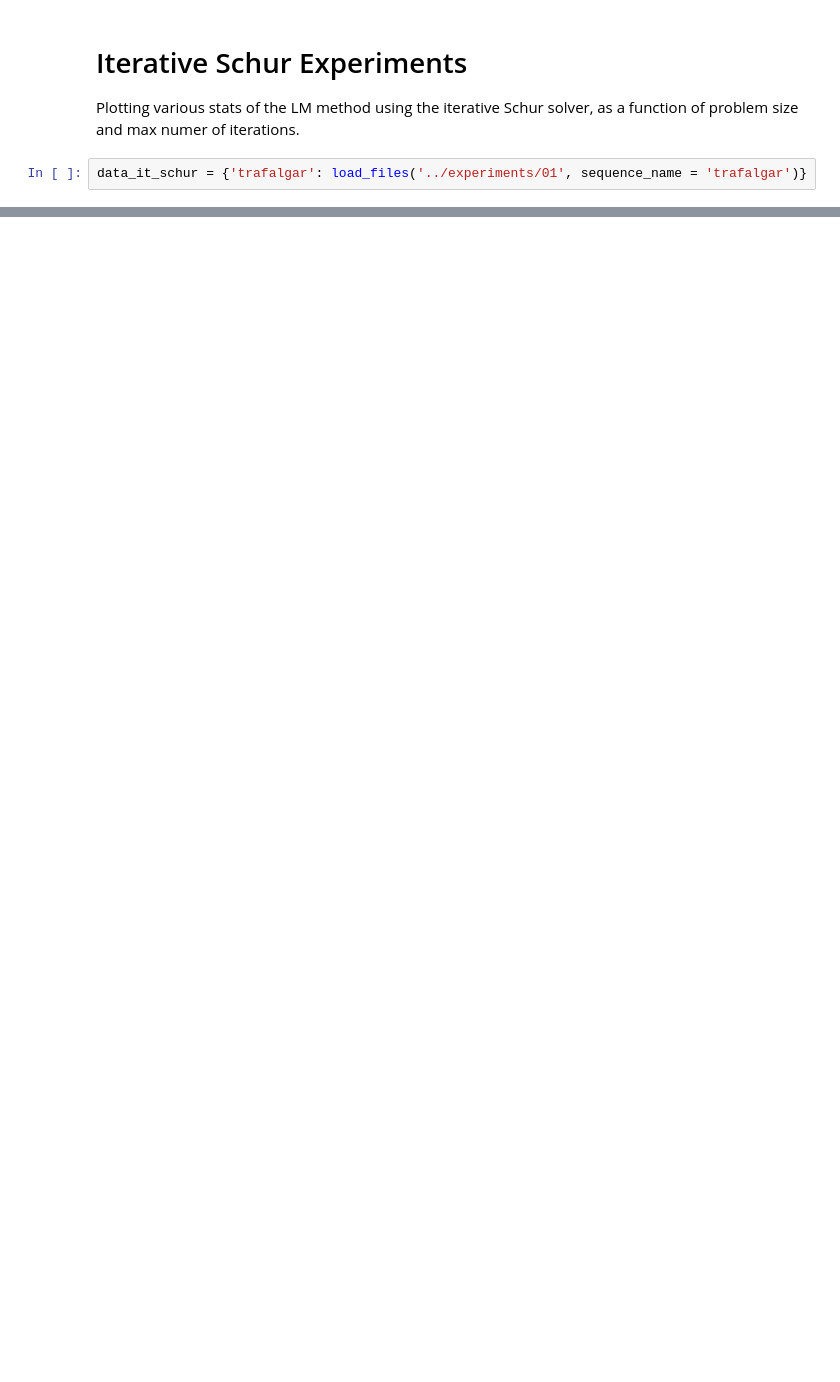
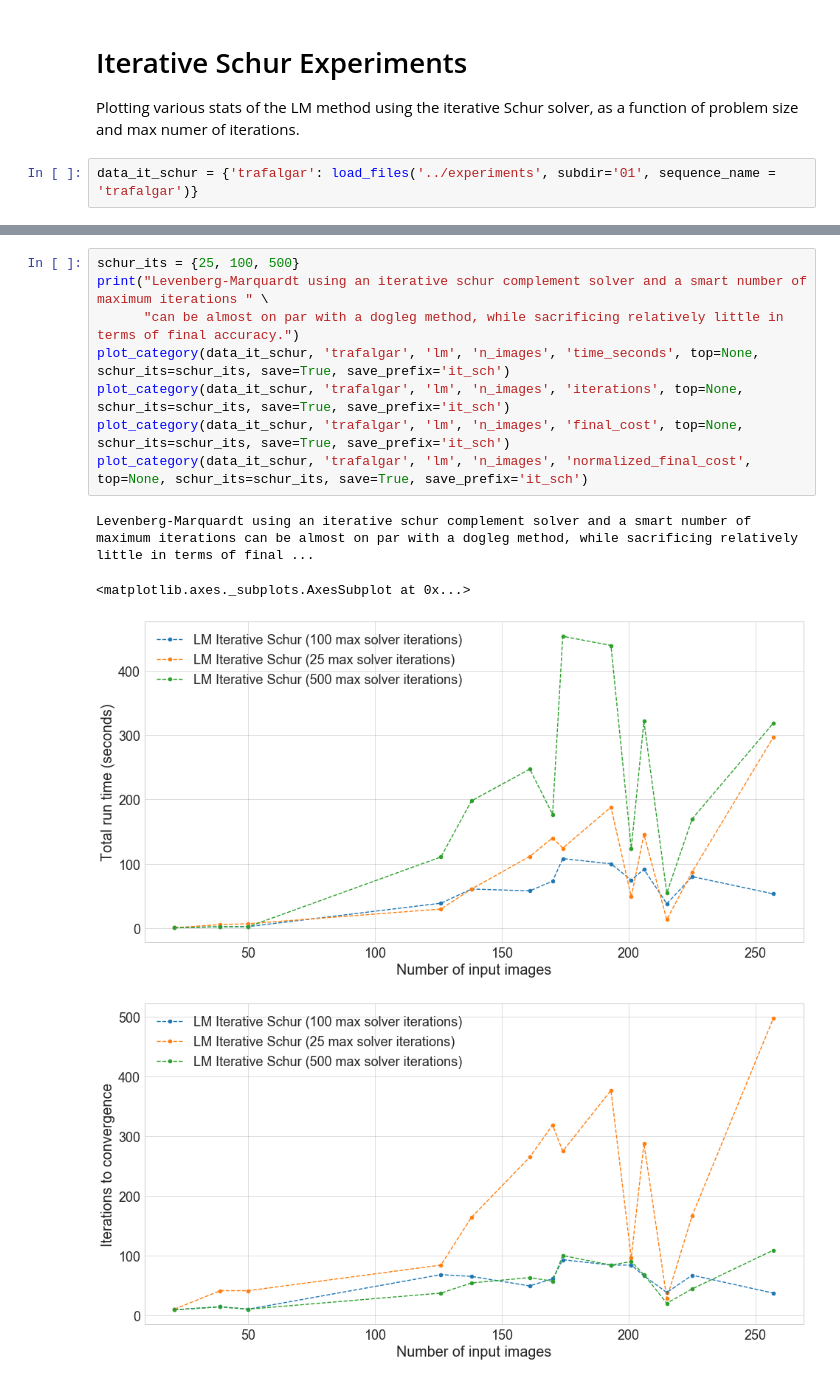
Before and after one commit to AndreiBarsan/numerics-from-scratch, a Jupyter notebook: csc2305/project/analysis/AnalyzeCeresExperiments.ipynb, the cells around one changed output, grey strips where cells are left out. Cells and saved outputs as stored; diff of their text form; blank space fills up the shorter version.

```diff
--- a/csc2305/project/analysis/AnalyzeCeresExperiments.ipynb
+++ b/csc2305/project/analysis/AnalyzeCeresExperiments.ipynb
@@ -270,4 +405,4 @@ plot_category(data, 'venice', 'dogleg', 'n_params', 'normalized_final_cost', top
 
 Plotting various stats of the LM method using the iterative Schur solver, as a function of problem size and max numer of iterations.
 # %%
-data_it_schur = {'trafalgar': load_files('../experiments/01', sequence_name = 'trafalgar')}
+data_it_schur = {'trafalgar': load_files('../experiments', subdir='01', sequence_name = 'trafalgar')}
@@ -302,0 +409,13 @@ plot_category(data_it_schur, 'trafalgar', 'lm', 'n_params', 'normalized_final_co
+# %%
+schur_its = {25, 100, 500}
+print("Levenberg-Marquardt using an iterative schur complement solver and a smart number of maximum iterations " \
+      "can be almost on par with a dogleg method, while sacrificing relatively little in terms of final accuracy.")
+plot_category(data_it_schur, 'trafalgar', 'lm', 'n_images', 'time_seconds', top=None, schur_its=schur_its, save=True, save_prefix='it_sch')
+plot_category(data_it_schur, 'trafalgar', 'lm', 'n_images', 'iterations', top=None, schur_its=schur_its, save=True, save_prefix='it_sch')
+plot_category(data_it_schur, 'trafalgar', 'lm', 'n_images', 'final_cost', top=None, schur_its=schur_its, save=True, save_prefix='it_sch')
+plot_category(data_it_schur, 'trafalgar', 'lm', 'n_images', 'normalized_final_cost', top=None, schur_its=schur_its, save=True, save_prefix='it_sch')
+# %% [output]
+Levenberg-Marquardt using an iterative schur complement solver and a smart number of maximum iterations can be almost on par with a dogleg method, while sacrificing relatively little in terms of final ...
+<matplotlib.axes._subplots.AxesSubplot at 0x...>
+[figure, added]
+[figure, added]
```
Also changed, not shown: parts of 26 cells of this notebook.
